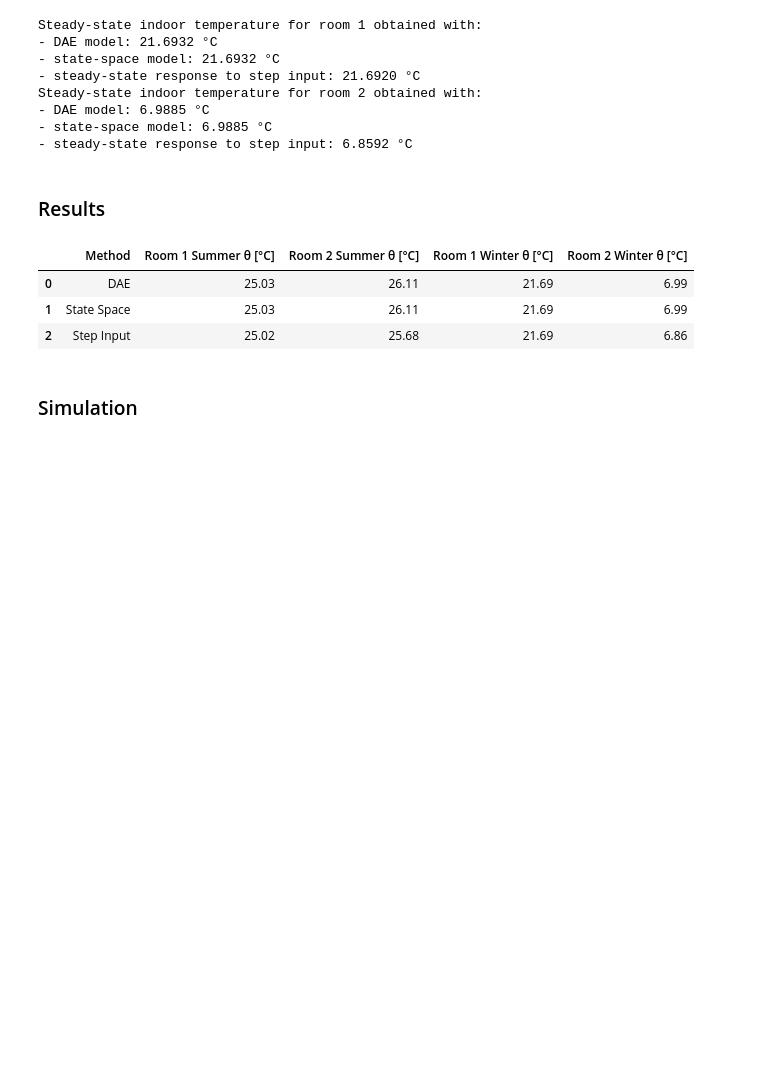
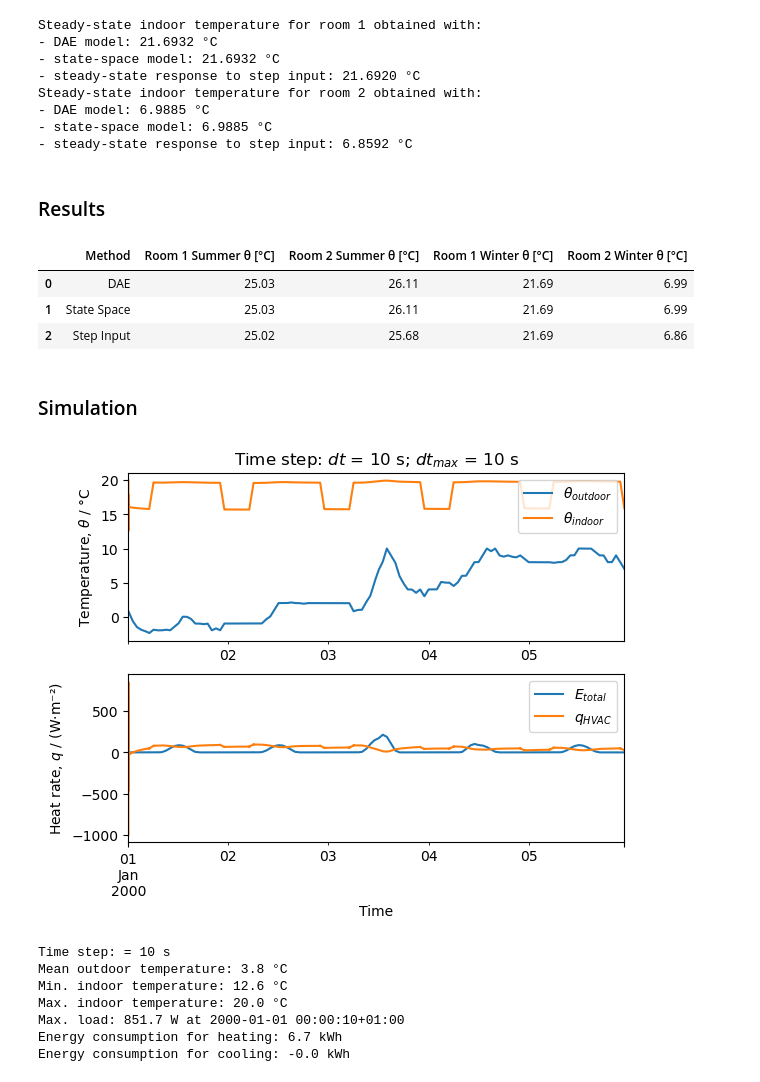
Before and after one commit to dm4bem/thermal-building-model-super-team, a Jupyter notebook: thermal_model_Gustmann_Rahman_Silva_Uddin.ipynb, the cells around one changed output. Drawn from its saved outputs; the diff is of its cells as text; code cells hidden in the pictures; blank space fills up the shorter version.

Commit message:
added waether inputs and simulation

```diff
--- a/thermal_model_Gustmann_Rahman_Silva_Uddin.ipynb
+++ b/thermal_model_Gustmann_Rahman_Silva_Uddin.ipynb
@@ -749,8 +749,8 @@ display(results_table.round(2))
 # %% [markdown]
 ### Simulation
 # %%
-date_start = '2000-07-01'
-date_end = '2000-07-05'
+date_start = '2000-01-01'
+date_end = '2000-01-05'
 
 # Weather data
 file_weather = 'data/FRA_Lyon.074810_IWEC.epw'
@@ -763,0 +803,72 @@ weather = weather.loc[date_start:date_end]
+# %%
+# Simulation
+# ==========
+# Resample hourly data to time step dt
+input_data_set = input_data_set.resample(
+    str(dt) + 'S').interpolate(method='linear')
+
+# Get input vector in time from input_data_set
+u = dm4bem.inputs_in_time(us, input_data_set)
+
+# initial conditions
+θ0 = 20.0                   # initial temperatures
+θ_exp = pd.DataFrame(index=u.index)
+θ_exp[As.columns] = θ0      # Fill θ with initial valeus θ0
+
+# time integration
+I = np.eye(As.shape[0])     # identity matrix
+
+for k in range(u.shape[0] - 1):
+    θ_exp.iloc[k + 1] = (I + dt * As)\
+        @ θ_exp.iloc[k] + dt * Bs @ u.iloc[k + 1]
+
+# outputs
+y = (Cs @ θ_exp.T + Ds @  u.T).T
+
+q_HVAC = Kp * (u['q12'] - y['θ0']) / S_wall_total  # W/m²
+
+# Plots
+data = pd.DataFrame({'To': input_data_set['To'],
+                     'θi': y['θ0'],
+                     'Etot': input_data_set['Etot'],
+                     'q_HVAC': q_HVAC})
+
+fig, axs = plt.subplots(2, 1)
+data[['To', 'θi']].plot(ax=axs[0],
+                        xticks=[],
+                        ylabel='Temperature, $θ$ / °C')
+axs[0].legend(['$θ_{outdoor}$', '$θ_{indoor}$'],
+              loc='upper right')
+
+data[['Etot', 'q_HVAC']].plot(ax=axs[1],
+                              ylabel='Heat rate, $q$ / (W·m⁻²)')
+axs[1].set(xlabel='Time')
+axs[1].legend(['$E_{total}$', '$q_{HVAC}$'],
+              loc='upper right')
+axs[0].set_title(f'Time step: $dt$ = {dt:.0f} s;'
+                 f' $dt_{{max}}$ = {Δtmax:.0f} s')
+plt.show()
+
+# Outputs
+dm4bem.print_rounded_time("Time step:", dt)
+print(f"Mean outdoor temperature: {data['To'].mean():.1f} °C")
+print(f"Min. indoor temperature: {data['θi'].min():.1f} °C")
+print(f"Max. indoor temperature: {data['θi'].max():.1f} °C")
+
+max_load = data['q_HVAC'].max()
+max_load_index = data['q_HVAC'].idxmax()
+Q_heat = q_HVAC[q_HVAC > 0].sum() * dt / 3.6e6      # kWh
+Q_cool = q_HVAC[q_HVAC < 0].sum() * dt / 3.6e6      # kWh
+
+print(f"Max. load: {max_load:.1f} W at {max_load_index}")
+print(f"Energy consumption for heating: {Q_heat:.1f} kWh")
+print(f"Energy consumption for cooling: {Q_cool:.1f} kWh")
+# %% [output]
+[figure, added]
+Time step: = 10 s
+Mean outdoor temperature: 3.8 °C
+Min. indoor temperature: 12.6 °C
+Max. indoor temperature: 20.0 °C
+Max. load: 851.7 W at 2000-01-01 00:00:10+01:00
+Energy consumption for heating: 6.7 kWh
+Energy consumption for cooling: -0.0 kWh
```
Also changed, not shown: parts of 2 cells of this notebook.
